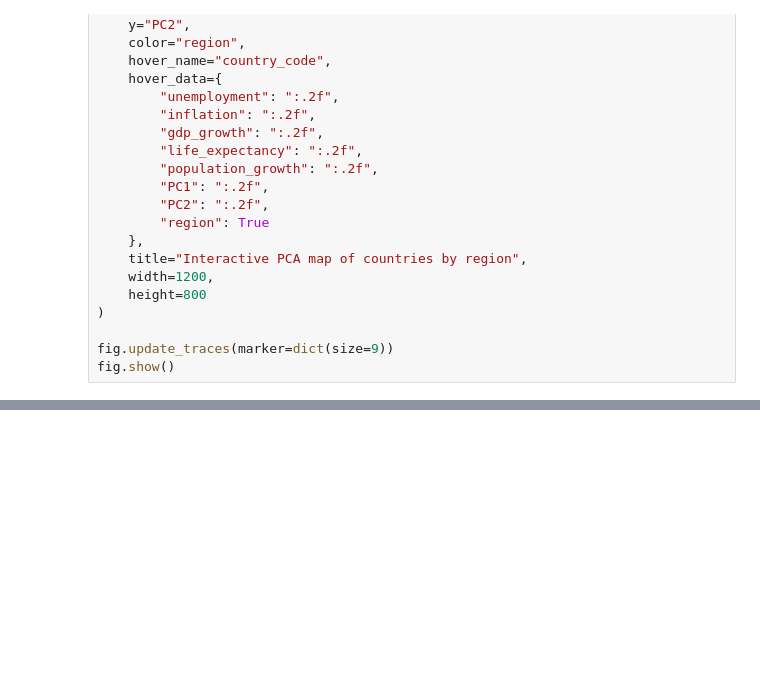
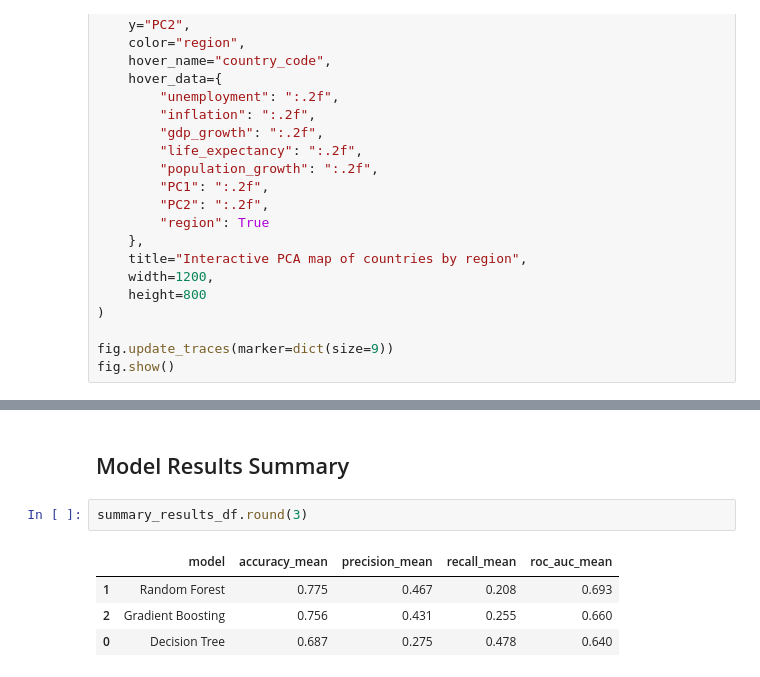
Before and after one commit to tendai-codes/worldbank_unemployment_linear_algebra_project, a Jupyter notebook: notebook_worldbank_linear_algebra.ipynb, the cells around one changed output, grey strips where cells are left out. Cells and saved outputs as stored; diff of their text form; blank space fills up the shorter version.

```diff
--- a/notebook_worldbank_linear_algebra.ipynb
+++ b/notebook_worldbank_linear_algebra.ipynb
@@ -1362,0 +1674,9 @@ fig.show()
+# %% [markdown]
+## Model Results Summary
+# %%
+summary_results_df.round(3)
+# %% [output]
+|  | model | accuracy_mean | precision_mean | recall_mean | roc_auc_mean |
+| 1 | Random Forest | 0.775 | 0.467 | 0.208 | 0.693 |
+| 2 | Gradient Boosting | 0.756 | 0.431 | 0.255 | 0.660 |
+| 0 | Decision Tree | 0.687 | 0.275 | 0.478 | 0.640 |
```
Also changed, not shown: parts of 19 cells of this notebook.
